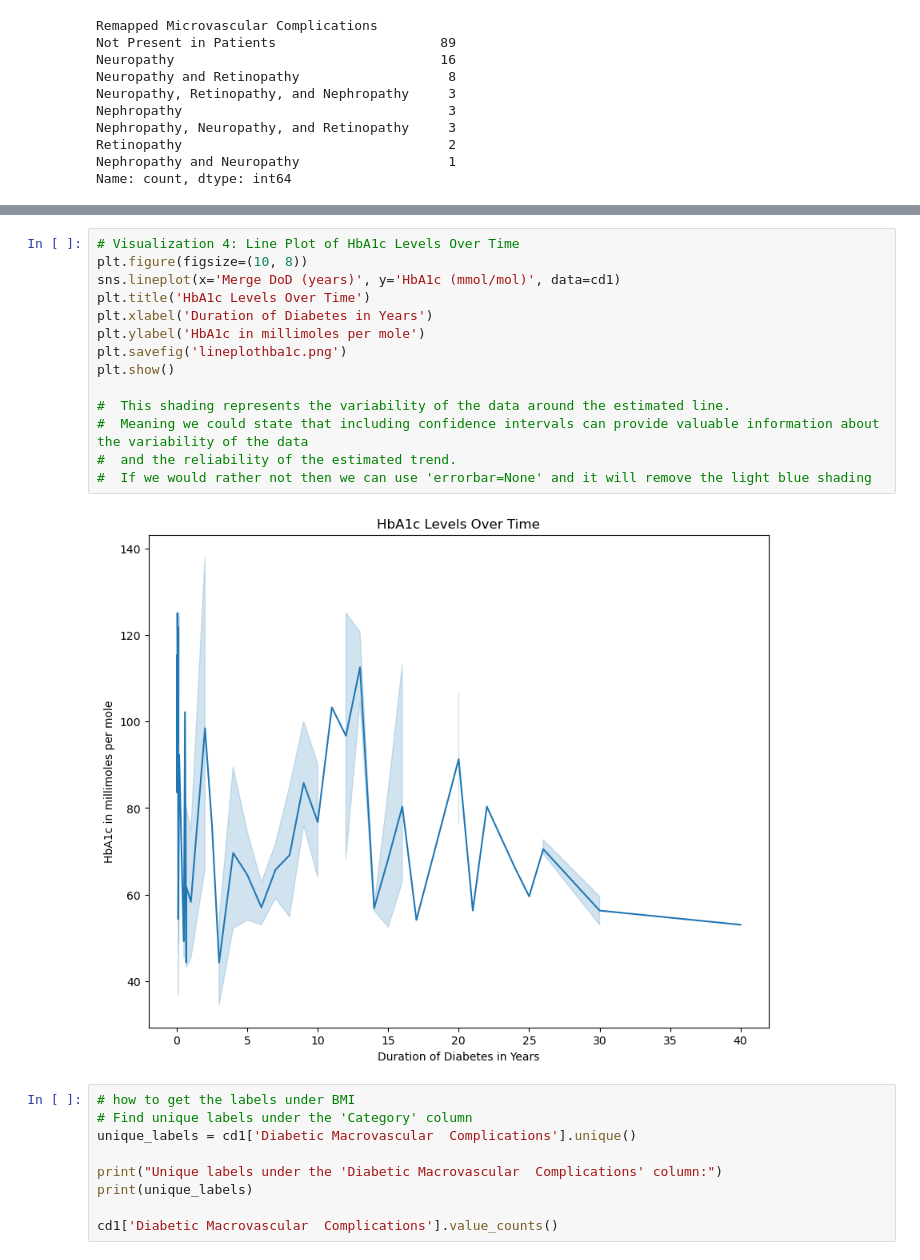
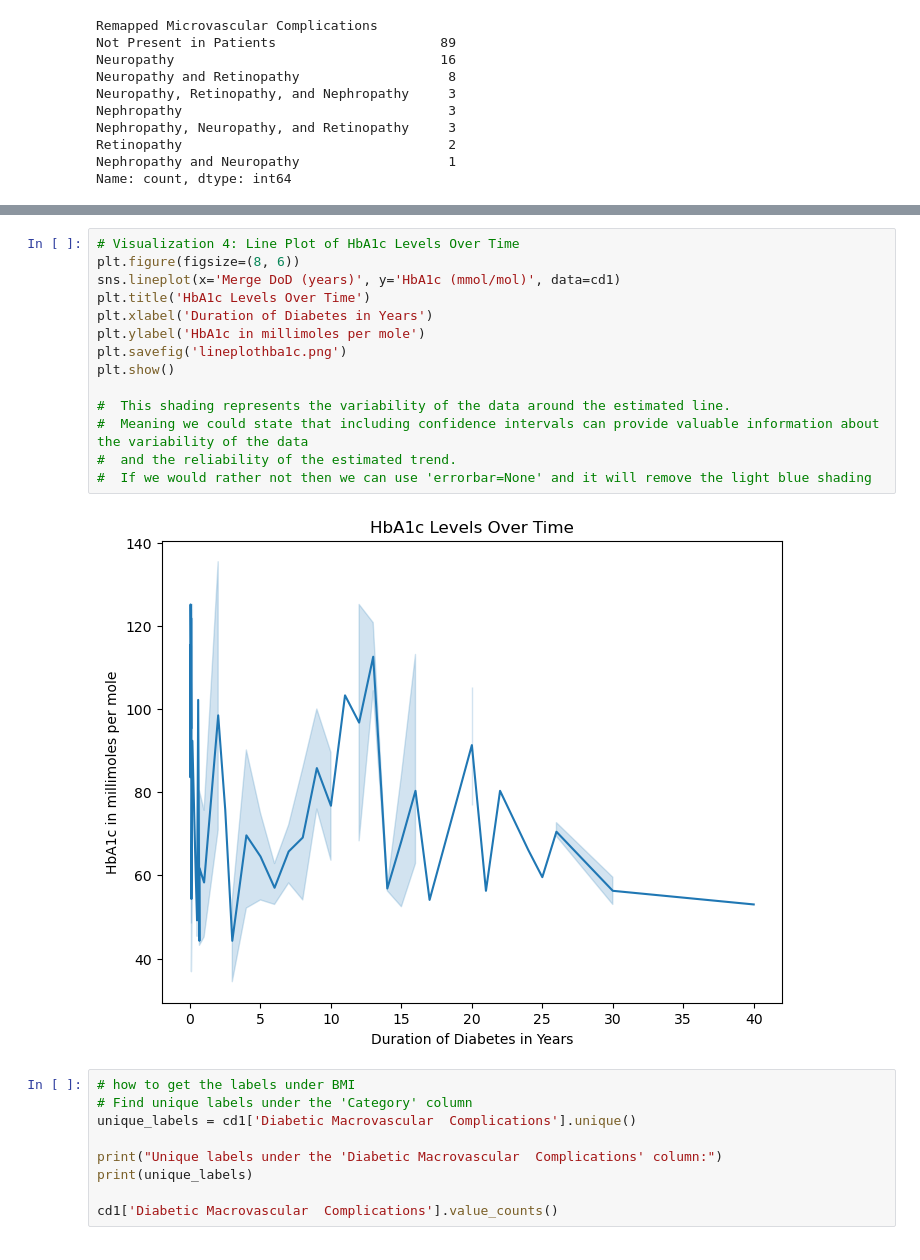
Before and after one commit to LaShawnSykes/Group-3_Project1, a Jupyter notebook: Code/rev_dataset.ipynb, the cells around one changed output, grey strips where cells are left out. Saved outputs shown, nothing was run; the diff lists cells and outputs as text.

```diff
--- a/Code/rev_dataset.ipynb
+++ b/Code/rev_dataset.ipynb
@@ -302,19 +302,19 @@ plt.show()
 # %%
 # Visualization 4: Line Plot of HbA1c Levels Over Time
-plt.figure(figsize=(10, 8))
+plt.figure(figsize=(8, 6))
 sns.lineplot(x='Merge DoD (years)', y='HbA1c (mmol/mol)', data=cd1)
 plt.title('HbA1c Levels Over Time')
 plt.xlabel('Duration of Diabetes in Years')
 plt.ylabel('HbA1c in millimoles per mole')
 plt.savefig('lineplothba1c.png')
 plt.show()
 
 #  This shading represents the variability of the data around the estimated line.
 #  Meaning we could state that including confidence intervals can provide valuable information about the variability of the data
 #  and the reliability of the estimated trend.
 #  If we would rather not then we can use 'errorbar=None' and it will remove the light blue shading
 # %% [output]
-[figure, old version]
+[figure, new version]
 # %%
 # how to get the labels under BMI
 # Find unique labels under the 'Category' column
```
Also changed, not shown: parts of 7 cells of this notebook, 9 other files.
